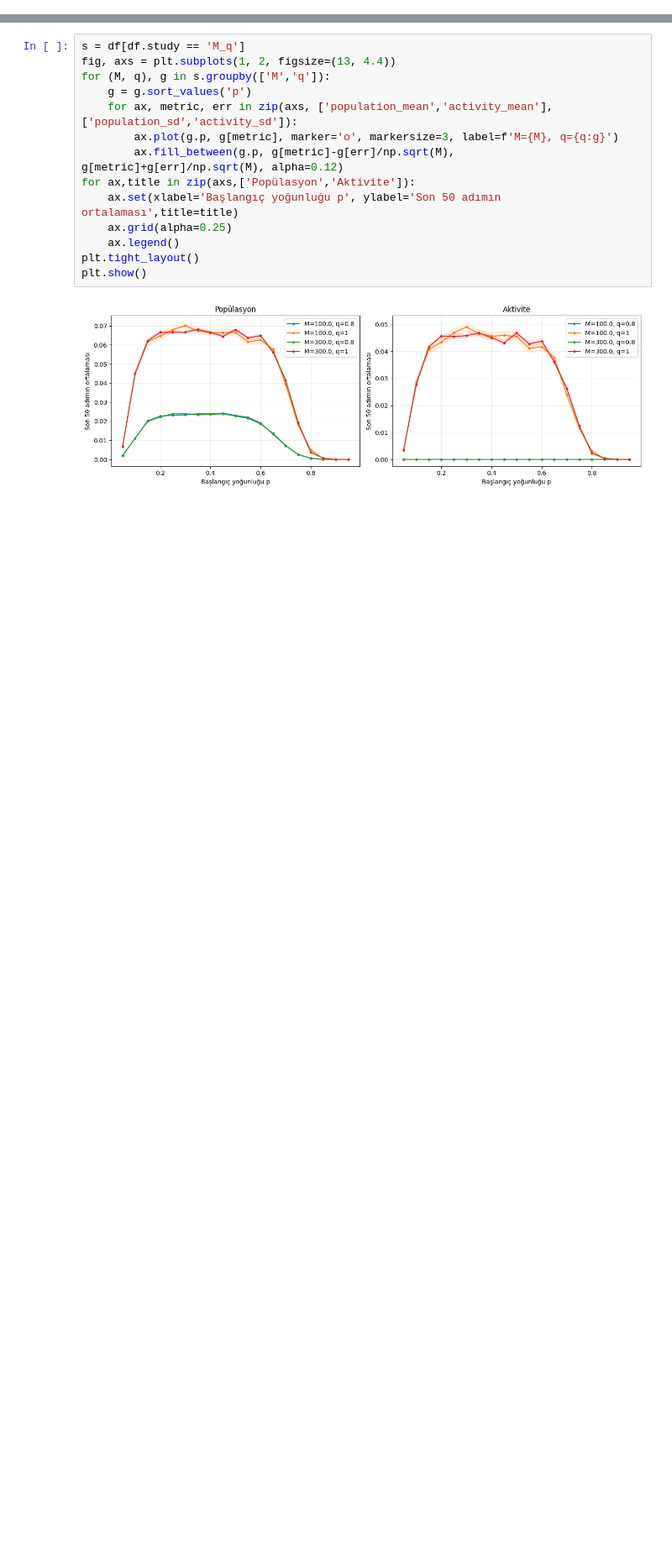
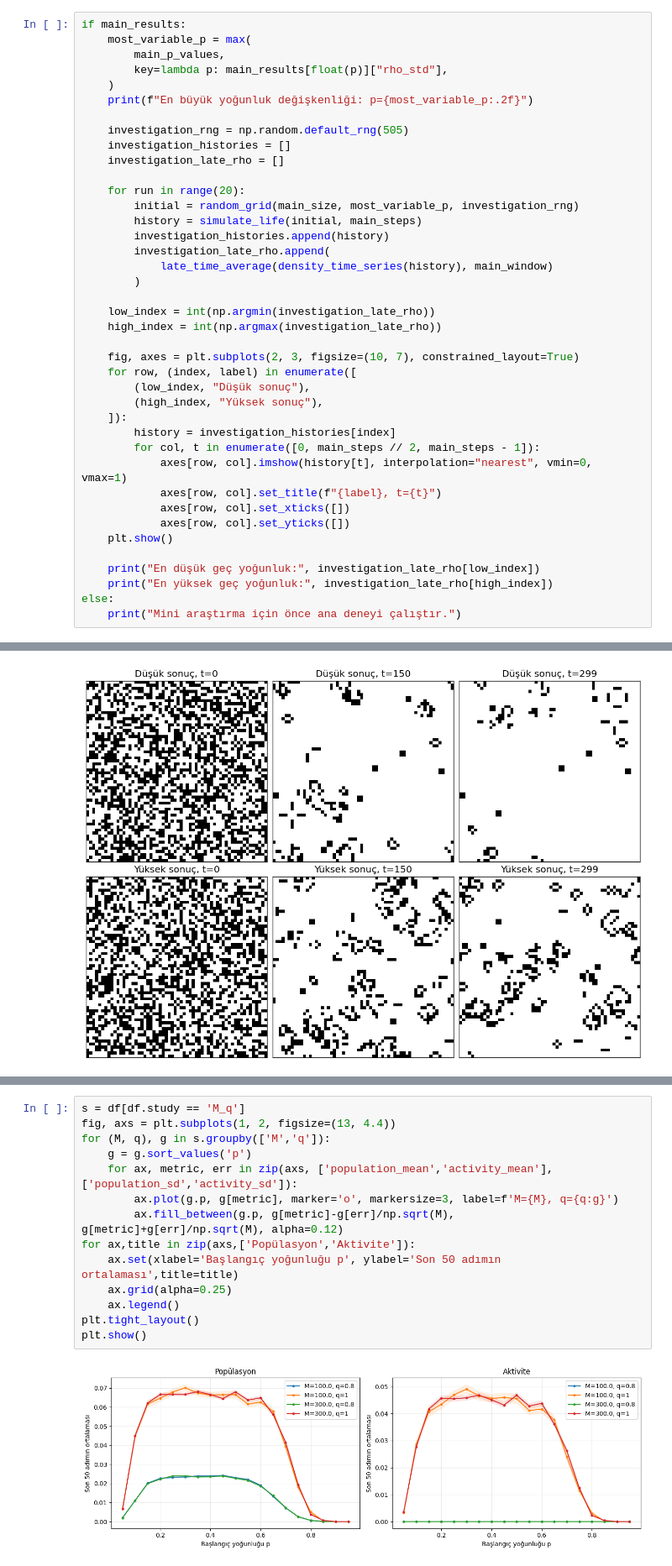
Before and after one commit to yildizaliyigit067-dotcom/CA, a Jupyter notebook: 05_random_initial_conditions.ipynb, the cells around one changed output, grey strips where cells are left out. Shown at 84% size. Cells and saved outputs as stored; diff of their text form; blank space fills up the shorter version.

```diff
--- a/05_random_initial_conditions.ipynb
+++ b/05_random_initial_conditions.ipynb
@@ -12,0 +556,41 @@ q=1 standart B3/S23 Life, q=0,8 ise yalnızca doğum kuralının olasılıksal y
+# %%
+if main_results:
+    most_variable_p = max(
+        main_p_values,
+        key=lambda p: main_results[float(p)]["rho_std"],
+    )
+    print(f"En büyük yoğunluk değişkenliği: p={most_variable_p:.2f}")
+
+    investigation_rng = np.random.default_rng(505)
+    investigation_histories = []
+    investigation_late_rho = []
+
+    for run in range(20):
+        initial = random_grid(main_size, most_variable_p, investigation_rng)
+        history = simulate_life(initial, main_steps)
+        investigation_histories.append(history)
+        investigation_late_rho.append(
+            late_time_average(density_time_series(history), main_window)
+        )
+
+    low_index = int(np.argmin(investigation_late_rho))
+    high_index = int(np.argmax(investigation_late_rho))
+
+    fig, axes = plt.subplots(2, 3, figsize=(10, 7), constrained_layout=True)
+    for row, (index, label) in enumerate([
+        (low_index, "Düşük sonuç"),
+        (high_index, "Yüksek sonuç"),
+    ]):
+        history = investigation_histories[index]
+        for col, t in enumerate([0, main_steps // 2, main_steps - 1]):
+            axes[row, col].imshow(history[t], interpolation="nearest", vmin=0, vmax=1)
+            axes[row, col].set_title(f"{label}, t={t}")
+            axes[row, col].set_xticks([])
+            axes[row, col].set_yticks([])
+    plt.show()
+
+    print("En düşük geç yoğunluk:", investigation_late_rho[low_index])
+    print("En yüksek geç yoğunluk:", investigation_late_rho[high_index])
+else:
+    print("Mini araştırma için önce ana deneyi çalıştır.")
+# %% [output]
@@ -12,0 +598 @@ q=1 standart B3/S23 Life, q=0,8 ise yalnızca doğum kuralının olasılıksal y
+[figure, added]
```
Also changed, not shown: parts of 57 cells of this notebook.
